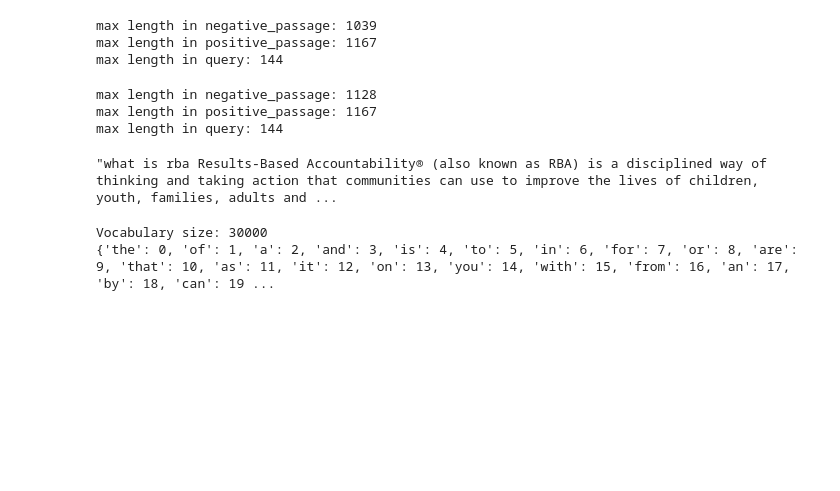
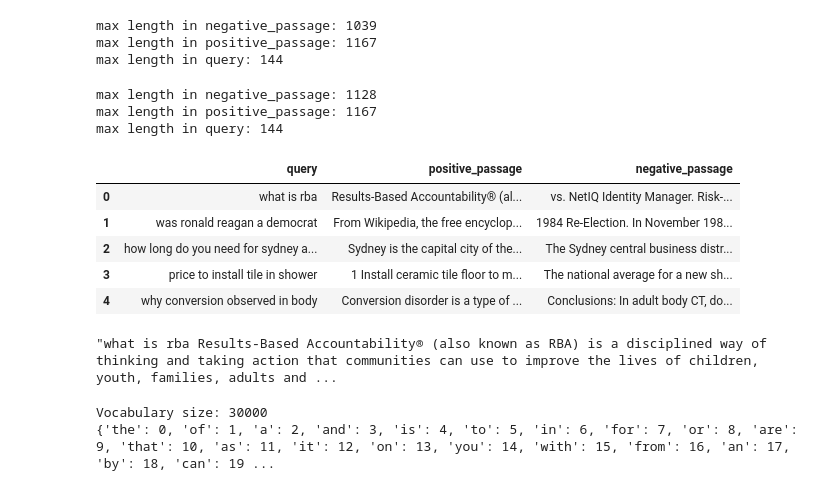
Before and after one commit to NnamdiOdozi/MLX_Week2, a Jupyter notebook: encoding/encoding_model.ipynb, the cells around one changed output. Cells and saved outputs as stored; diff of their text form; code cells hidden in the pictures; blank space fills up the shorter version.

```diff
--- a/encoding/encoding_model.ipynb
+++ b/encoding/encoding_model.ipynb
@@ -52,7 +52,15 @@ max length in query: 144
 # %%
 # Construct triplet datasets
 triplet_hn = df_hn[["query", "positive_passage", "negative_passage"]]
 triplet_sn = df_sn[["query", "positive_passage", "negative_passage"]]
+triplet_hn.head()
+# %% [output]
+|  | query | positive_passage | negative_passage |
+| 0 | what is rba | Results-Based Accountability® (al... | vs. NetIQ Identity Manager. Risk-... |
+| 1 | was ronald reagan a democrat | From Wikipedia, the free encyclop... | 1984 Re-Election. In November 198... |
+| 2 | how long do you need for sydney a... | Sydney is the capital city of the... | The Sydney central business distr... |
+| 3 | price to install tile in shower | 1 Install ceramic tile floor to m... | The national average for a new sh... |
+| 4 | why conversion observed in body | Conversion disorder is a type of ... | Conclusions: In adult body CT, do... |
 # %%
 # Combine all columns into a single string
 marco_text = ' '.join(triplet_hn["query"] + " " + triplet_hn["positive_passage"] + " " + triplet_hn["negative_passage"])
```
Also changed, not shown: parts of 8 cells of this notebook.
